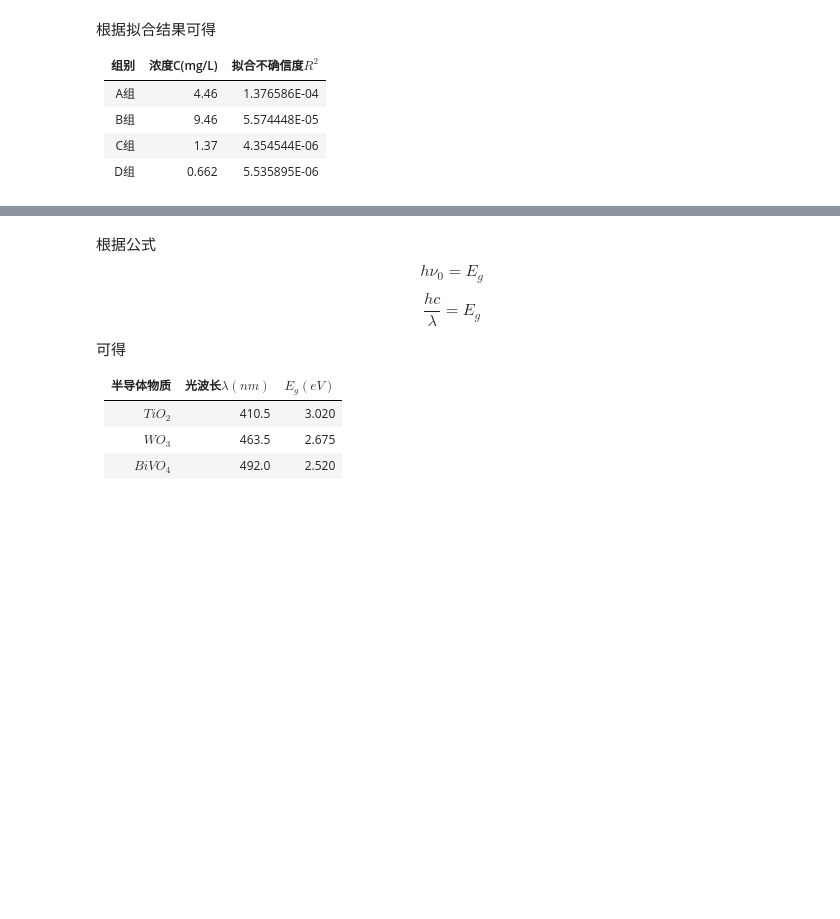
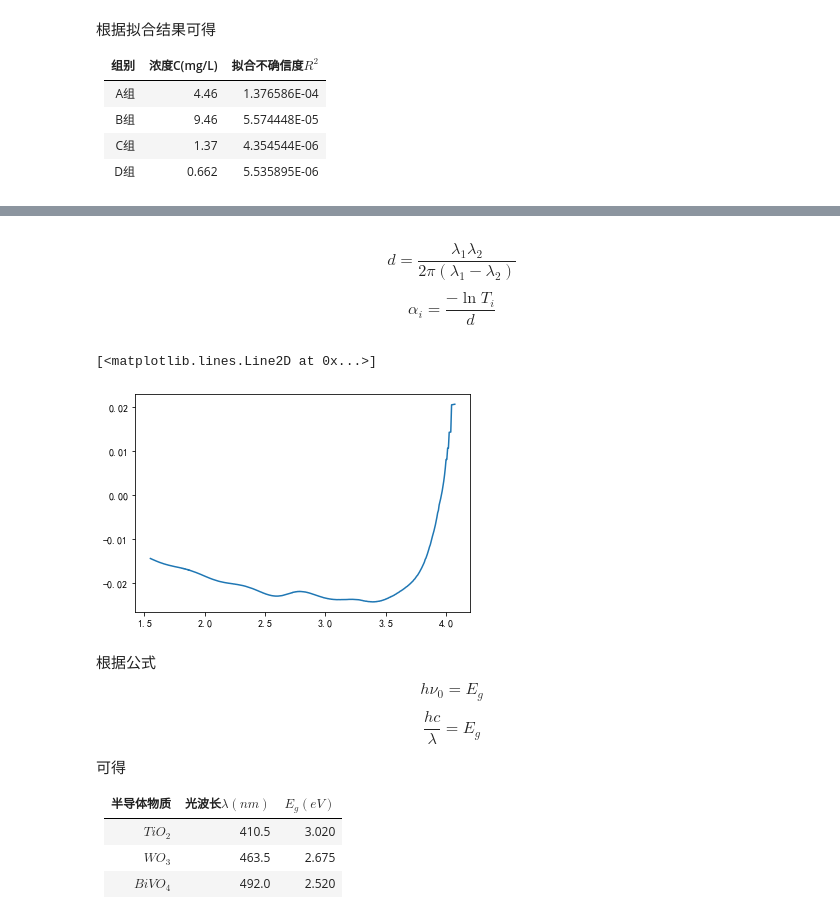
Before and after one commit to tsaihsiaoyi/Jupyter, a Jupyter notebook: Experimental_data/test.ipynb, the cells around one changed output, grey strips where cells are left out. Cells and saved outputs as stored; diff of their text form; code cells hidden in the pictures; blank space fills up the shorter version.

```diff
--- a/Experimental_data/test.ipynb
+++ b/Experimental_data/test.ipynb
@@ -108,3 +112,15 @@ plt.show()
+# %% [markdown]
+$$d=\frac{\lambda_1\lambda_2}{2\pi(\lambda_1-\lambda_2)}$$
+$$\alpha_i=\frac{-\ln{T_i}}{d}$$
+# %%
+real=BiVO4.values.T
+a_i=-np.log(real[1])/d_avg
+y=a_i*constants.h*constants.c/real[0]/1e-9/constants.eV
+x=constants.h*constants.c/real[0]/1e-9/constants.eV
+plt.plot(x,y)
+# %% [output]
+[<matplotlib.lines.Line2D at 0x...>]
+[figure, added]
 # %% [markdown]
 根据公式
 $$h\nu_0=E_g$$
```
Also changed, not shown: parts of 5 cells of this notebook.
